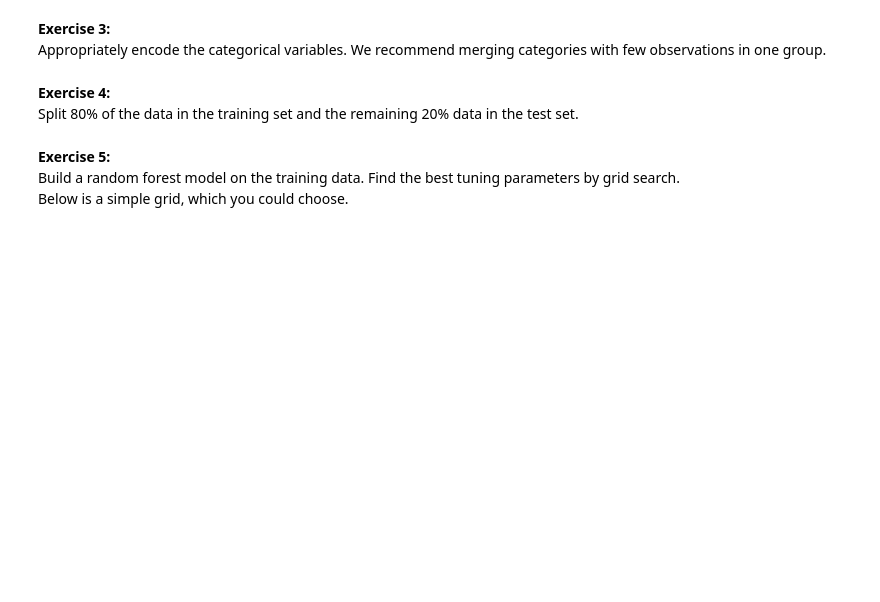
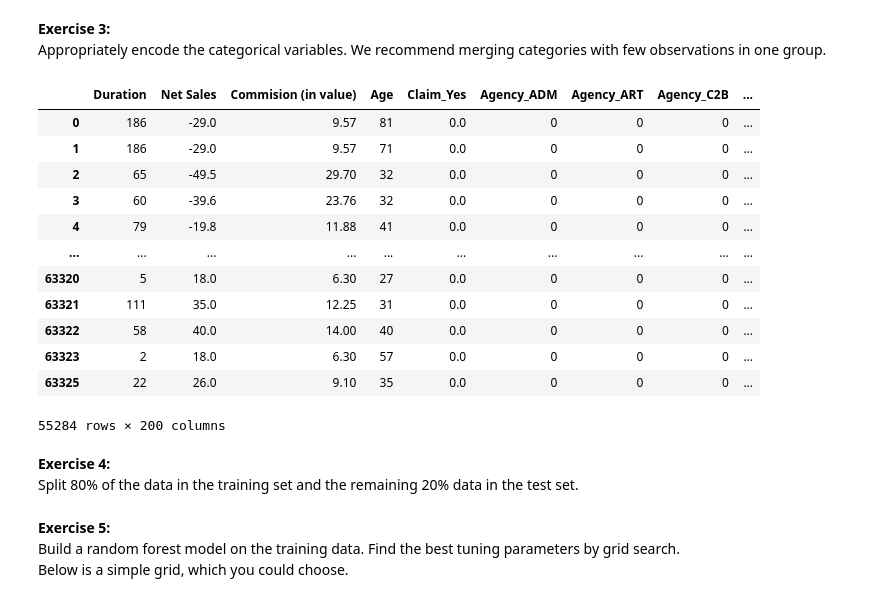
Before and after one commit to Humboldt-WI/delta, a Jupyter notebook: exercises/tut1_recap_bads_student.ipynb, the cells around one changed output. Saved outputs shown, nothing was run; the diff lists cells and outputs as text; code cells hidden in the pictures; blank space fills up the shorter version.

```diff
--- a/exercises/tut1_recap_bads_student.ipynb
+++ b/exercises/tut1_recap_bads_student.ipynb
@@ -41,3 +59,5 @@ Impute missing values with an approach of your own choice.
+# %%
+trav_ins.drop(columns='Gender', inplace=True)
 # %% [markdown]
 **Exercise 2:**<br>
 Appropriately encode the target "Claim".
@@ -43,0 +79,3 @@ Appropriately encode the target "Claim".
+# %%
+ohe = OneHotEncoder(sparse = False,drop="if_binary")
+ohe.fit(trav_ins[['Claim']])
@@ -43,0 +84,4 @@ Appropriately encode the target "Claim".
+# %%
+trav_ins[ohe.get_feature_names_out()] = ohe.transform(trav_ins[['Claim']])
+# %%
+trav_ins.drop(columns = ["Claim"], inplace = True)
@@ -44,6 +104,26 @@ Appropriately encode the target "Claim".
 # %% [markdown]
 **Exercise 3:**<br>
 Appropriately encode the categorical variables. We recommend merging categories with few observations in one group.
+# %%
+categorical_cols = ['Agency', 'Agency Type', 'Distribution Channel', 'Product Name','Destination']
+
+#import pandas as pd
+df = pd.get_dummies(trav_ins, columns = categorical_cols)
+df
+# %% [output]
+|  | Duration | Net Sales | Commision (in value) | Age | Claim_Yes | Agency_ADM | Agency_ART | Agency_C2B | ... |
+| 0 | 186 | -29.0 | 9.57 | 81 | 0.0 | 0 | 0 | 0 | ... |
+| 1 | 186 | -29.0 | 9.57 | 71 | 0.0 | 0 | 0 | 0 | ... |
+| 2 | 65 | -49.5 | 29.70 | 32 | 0.0 | 0 | 0 | 0 | ... |
+| 3 | 60 | -39.6 | 23.76 | 32 | 0.0 | 0 | 0 | 0 | ... |
+| 4 | 79 | -19.8 | 11.88 | 41 | 0.0 | 0 | 0 | 0 | ... |
+| ... | ... | ... | ... | ... | ... | ... | ... | ... | ... |
+| 63320 | 5 | 18.0 | 6.30 | 27 | 0.0 | 0 | 0 | 0 | ... |
+| 63321 | 111 | 35.0 | 12.25 | 31 | 0.0 | 0 | 0 | 0 | ... |
+| 63322 | 58 | 40.0 | 14.00 | 40 | 0.0 | 0 | 0 | 0 | ... |
+| 63323 | 2 | 18.0 | 6.30 | 57 | 0.0 | 0 | 0 | 0 | ... |
+| 63325 | 22 | 26.0 | 9.10 | 35 | 0.0 | 0 | 0 | 0 | ... |
+55284 rows × 200 columns
 # %% [markdown]
 **Exercise 4:**<br>
 Split 80% of the data in the training set and the remaining 20% data in the test set.
```
Also changed, not shown: parts of 17 cells of this notebook, 3 other files.
